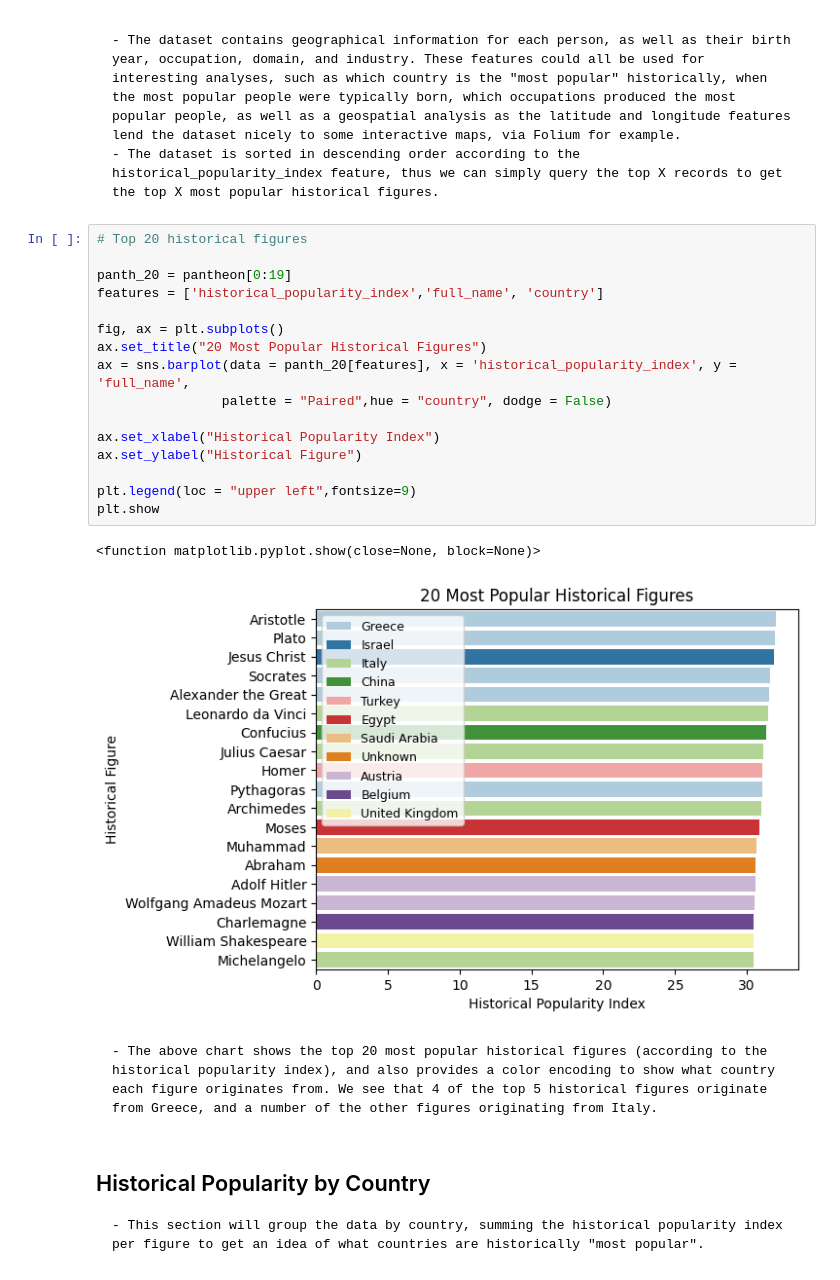
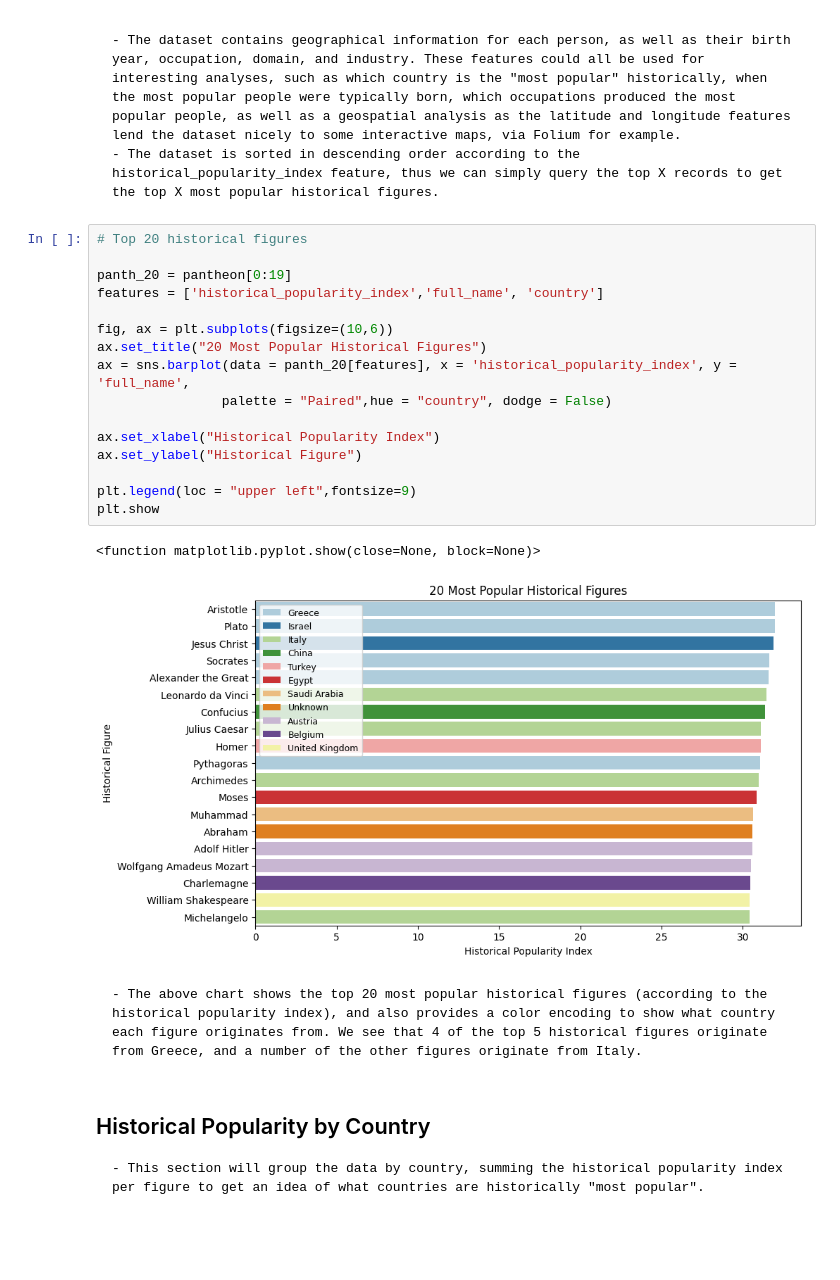
Before and after one commit to SeanG347/kaggle-projects, a Jupyter notebook: historical-popularity-index-analysis.ipynb, the cells around one changed output. Saved outputs shown, nothing was run; the diff lists cells and outputs as text; blank space fills up the shorter version.

Commit message:
Kaggle Notebook | Historical Popularity Index Analysis | Version 6

```diff
--- a/historical-popularity-index-analysis.ipynb
+++ b/historical-popularity-index-analysis.ipynb
@@ -36,24 +62,24 @@ pantheon.head()
 # %%
 # Top 20 historical figures
 
 panth_20 = pantheon[0:19]
 features = ['historical_popularity_index','full_name', 'country']
 
-fig, ax = plt.subplots()
+fig, ax = plt.subplots(figsize=(10,6))
 ax.set_title("20 Most Popular Historical Figures")
 ax = sns.barplot(data = panth_20[features], x = 'historical_popularity_index', y = 'full_name',
                 palette = "Paired",hue = "country", dodge = False)
 
 ax.set_xlabel("Historical Popularity Index")
 ax.set_ylabel("Historical Figure")
 
 plt.legend(loc = "upper left",fontsize=9)
 plt.show
 # %% [output]
 <function matplotlib.pyplot.show(close=None, block=None)>
-[figure, old version]
+[figure, new version]
 # %% [markdown]
-    - The above chart shows the top 20 most popular historical figures (according to the historical popularity index), and also provides a color encoding to show what country each figure originates from. We see that 4 of the top 5 historical figures originate from Greece, and a number of the other figures originating from Italy.
+    - The above chart shows the top 20 most popular historical figures (according to the historical popularity index), and also provides a color encoding to show what country each figure originates from. We see that 4 of the top 5 historical figures originate from Greece, and a number of the other figures originate from Italy.
 # %% [markdown]
 ## Historical Popularity by Country
     - This section will group the data by country, summing the historical popularity index per figure to get an idea of what countries are historically "most popular".
```
Also changed, not shown: parts of 7 cells of this notebook.
